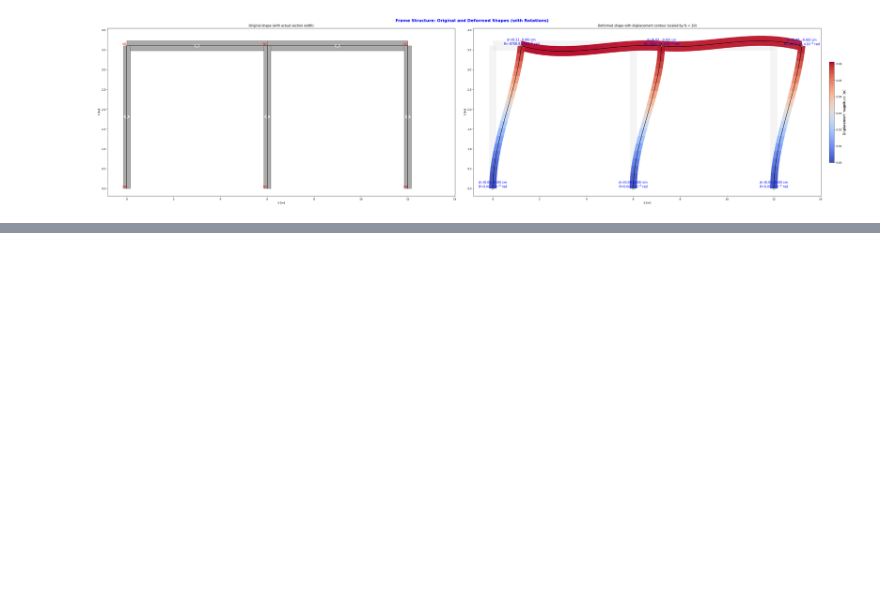
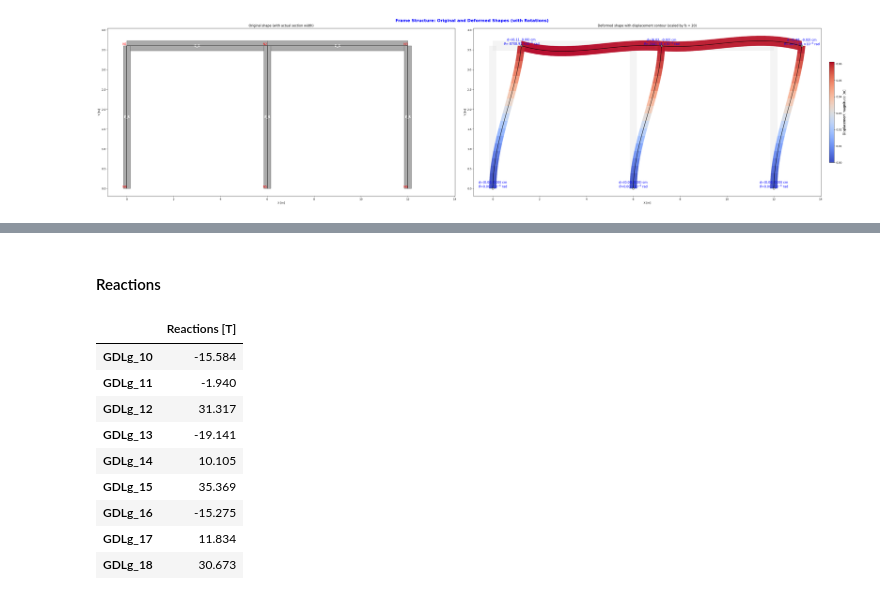
Before and after one commit to Normando1945/Repo_Maxtrix_Analisys, a Jupyter notebook: examples/Ejemplo_Class_Matricial.ipynb, the cells around one changed output, grey strips where cells are left out. Drawn from its saved outputs; the diff is of its cells as text; code cells hidden in the pictures; blank space fills up the shorter version.

```diff
--- a/examples/Ejemplo_Class_Matricial.ipynb
+++ b/examples/Ejemplo_Class_Matricial.ipynb
@@ -975,0 +1091,21 @@ Displacement range: 0.0000 to 6.1216 cm
+# %% [markdown]
+#### Reactions
+# %%
+React_gdl_g = np.zeros(nglt-gdl)
+SRL_SRR = S[gdl:]
+
+React_gdl_g = SRL_SRR @ delta_g_full
+
+React_gdl_g_df = pd.DataFrame(React_gdl_g,index = rowsS[gdl:nglt], columns= ['Reactions [T]'])
+React_gdl_g_df.round(3)
+# %% [output]
+|  | Reactions [T] |
+| GDLg_10 | -15.584 |
+| GDLg_11 | -1.940 |
+| GDLg_12 | 31.317 |
+| GDLg_13 | -19.141 |
+| GDLg_14 | 10.105 |
+| GDLg_15 | 35.369 |
+| GDLg_16 | -15.275 |
+| GDLg_17 | 11.834 |
+| GDLg_18 | 30.673 |
```
Also changed, not shown: parts of 4 cells of this notebook.
